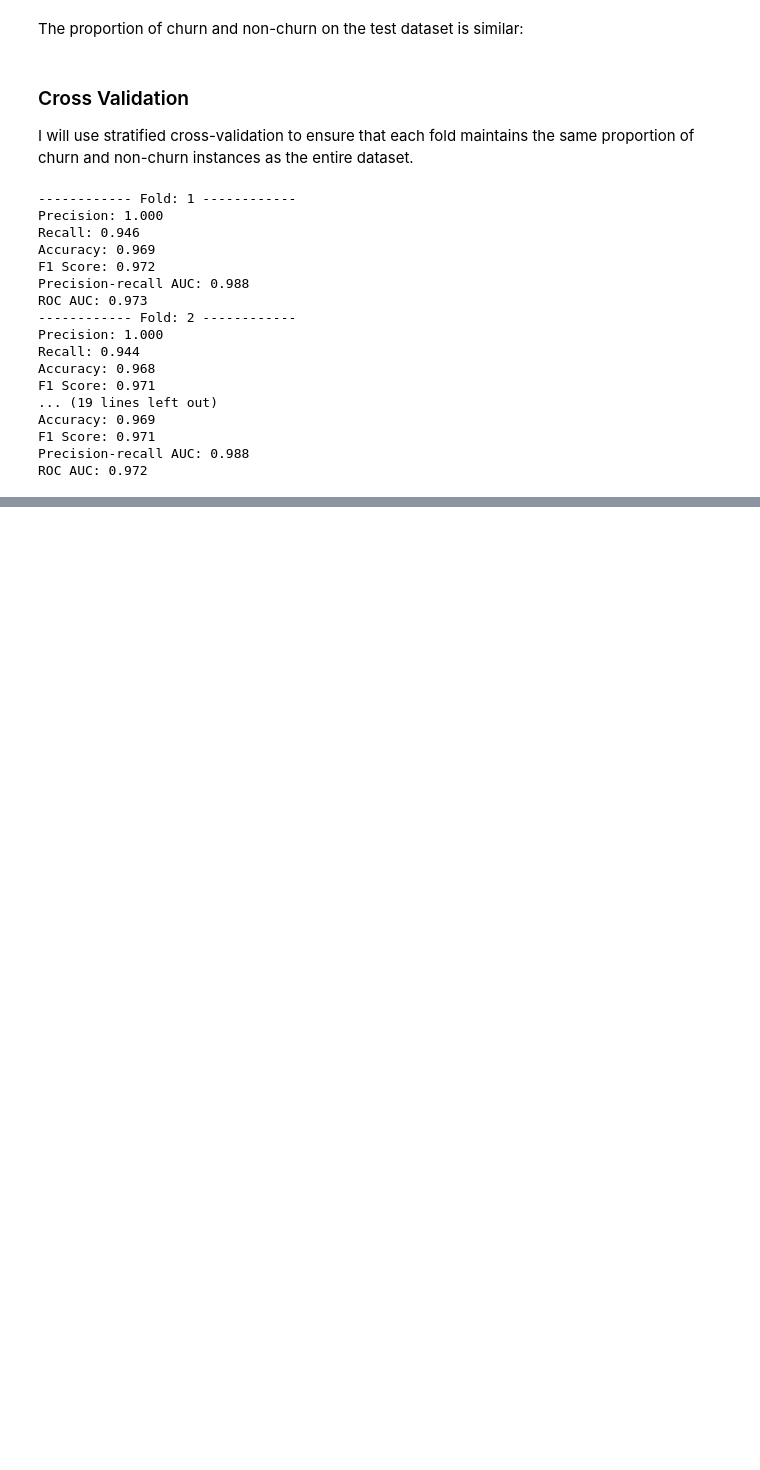
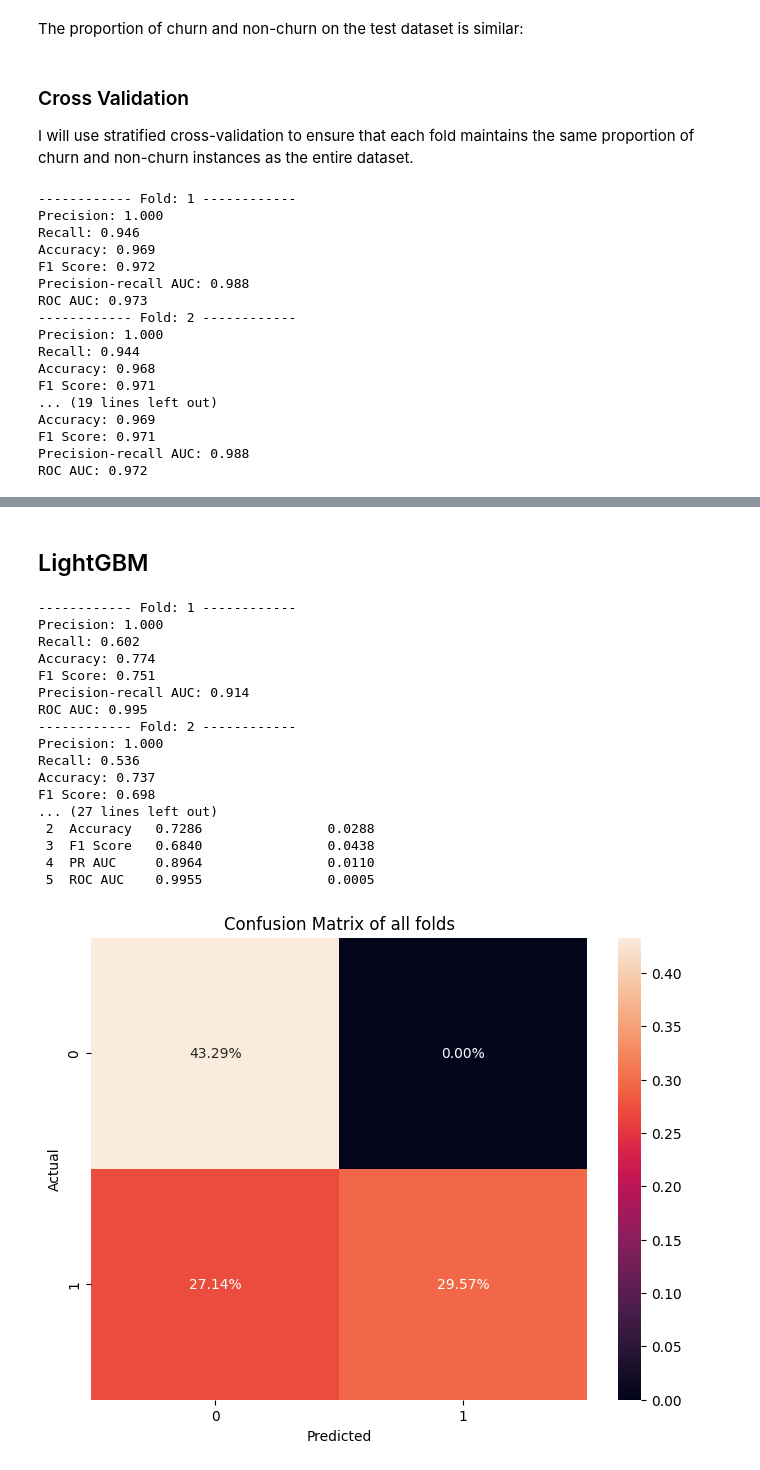
Before and after one commit to gustavofladeira/churn-analysis, a Jupyter notebook: churn_analysis.ipynb, the cells around one changed output, grey strips where cells are left out. Drawn from its saved outputs; the diff is of its cells as text; code cells hidden in the pictures; blank space fills up the shorter version.

```diff
--- a/churn_analysis.ipynb
+++ b/churn_analysis.ipynb
@@ -393,0 +613,23 @@ ROC AUC: 0.972
+# %% [markdown]
+## LightGBM
+# %%
+cross_validation(X, y, LightGBM_model, k=5, threshold=0.5)
+# %% [output]
+------------ Fold: 1 ------------
+Precision: 1.000
+Recall: 0.602
+Accuracy: 0.774
+F1 Score: 0.751
+Precision-recall AUC: 0.914
+ROC AUC: 0.995
+------------ Fold: 2 ------------
+Precision: 1.000
+Recall: 0.536
+Accuracy: 0.737
+F1 Score: 0.698
+... (27 lines left out)
+ 2  Accuracy   0.7286                0.0288
+ 3  F1 Score   0.6840                0.0438
+ 4  PR AUC     0.8964                0.0110
+ 5  ROC AUC    0.9955                0.0005
+[figure, added]
```
Also changed, not shown: parts of 23 cells of this notebook, 5 other files.
